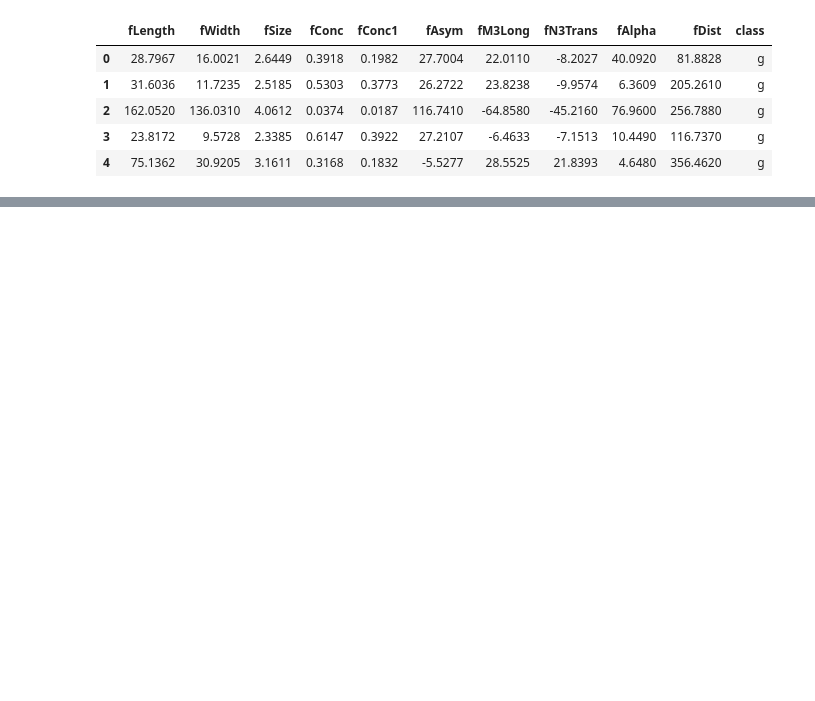
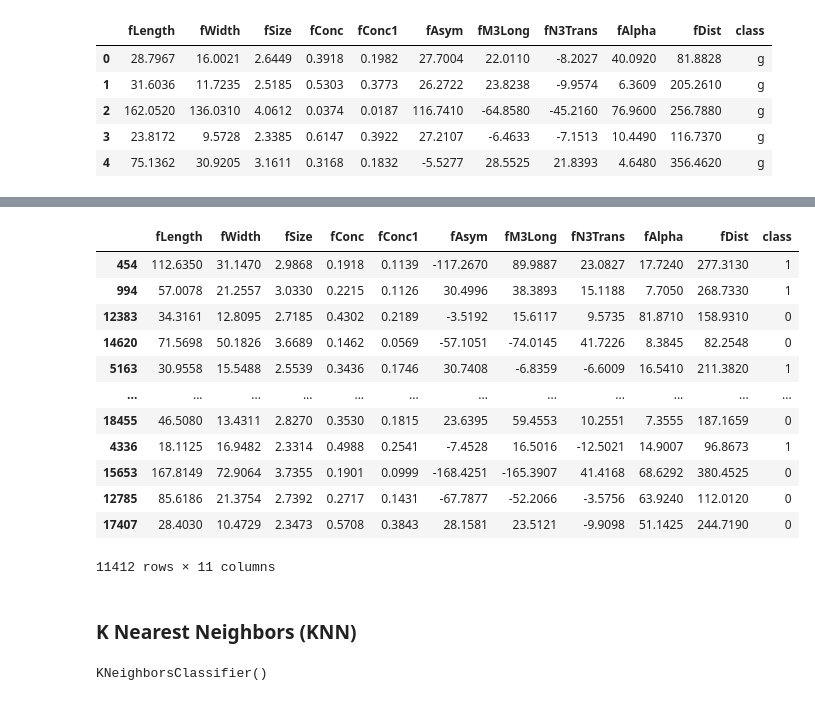
Before and after one commit to ShaneYokota72/MagicGammaTelescope, a Jupyter notebook: MagicGammaTelescope.ipynb, the cells around one changed output, grey strips where cells are left out. Drawn from its saved outputs; the diff is of its cells as text; code cells hidden in the pictures; blank space fills up the shorter version.

```diff
--- a/MagicGammaTelescope.ipynb
+++ b/MagicGammaTelescope.ipynb
@@ -17,0 +49,2 @@ df["class"] = (df["class"] == "g").astype(int)
+# %%
+train, valid, test = np.split(df.sample(frac=1), [int(0.6*len(df)), int(0.8*len(df))])
@@ -17,0 +66,16 @@ df["class"] = (df["class"] == "g").astype(int)
+# %%
+train
+# %% [output]
+|  | fLength | fWidth | fSize | fConc | fConc1 | fAsym | fM3Long | fN3Trans | fAlpha | fDist | class |
+| 454 | 112.6350 | 31.1470 | 2.9868 | 0.1918 | 0.1139 | -117.2670 | 89.9887 | 23.0827 | 17.7240 | 277.3130 | 1 |
+| 994 | 57.0078 | 21.2557 | 3.0330 | 0.2215 | 0.1126 | 30.4996 | 38.3893 | 15.1188 | 7.7050 | 268.7330 | 1 |
+| 12383 | 34.3161 | 12.8095 | 2.7185 | 0.4302 | 0.2189 | -3.5192 | 15.6117 | 9.5735 | 81.8710 | 158.9310 | 0 |
+| 14620 | 71.5698 | 50.1826 | 3.6689 | 0.1462 | 0.0569 | -57.1051 | -74.0145 | 41.7226 | 8.3845 | 82.2548 | 0 |
+| 5163 | 30.9558 | 15.5488 | 2.5539 | 0.3436 | 0.1746 | 30.7408 | -6.8359 | -6.6009 | 16.5410 | 211.3820 | 1 |
+| ... | ... | ... | ... | ... | ... | ... | ... | ... | ... | ... | ... |
+| 18455 | 46.5080 | 13.4311 | 2.8270 | 0.3530 | 0.1815 | 23.6395 | 59.4553 | 10.2551 | 7.3555 | 187.1659 | 0 |
+| 4336 | 18.1125 | 16.9482 | 2.3314 | 0.4988 | 0.2541 | -7.4528 | 16.5016 | -12.5021 | 14.9007 | 96.8673 | 1 |
+| 15653 | 167.8149 | 72.9064 | 3.7355 | 0.1901 | 0.0999 | -168.4251 | -165.3907 | 41.4168 | 68.6292 | 380.4525 | 0 |
+| 12785 | 85.6186 | 21.3754 | 2.7392 | 0.2717 | 0.1431 | -67.7877 | -52.2066 | -3.5756 | 63.9240 | 112.0120 | 0 |
+| 17407 | 28.4030 | 10.4729 | 2.3473 | 0.5708 | 0.3843 | 28.1581 | 23.5121 | -9.9098 | 51.1425 | 244.7190 | 0 |
+11412 rows × 11 columns
@@ -17,0 +86,2 @@ df["class"] = (df["class"] == "g").astype(int)
+# %% [markdown]
+### K Nearest Neighbors (KNN)
@@ -17,0 +91,5 @@ df["class"] = (df["class"] == "g").astype(int)
+# %%
+knn_model = KNeighborsClassifier(n_neighbors=5)
+knn_model.fit(x_train, y_train)
+# %% [output]
+KNeighborsClassifier()
```
Also changed, not shown: parts of 9 cells of this notebook, 1 other file.
